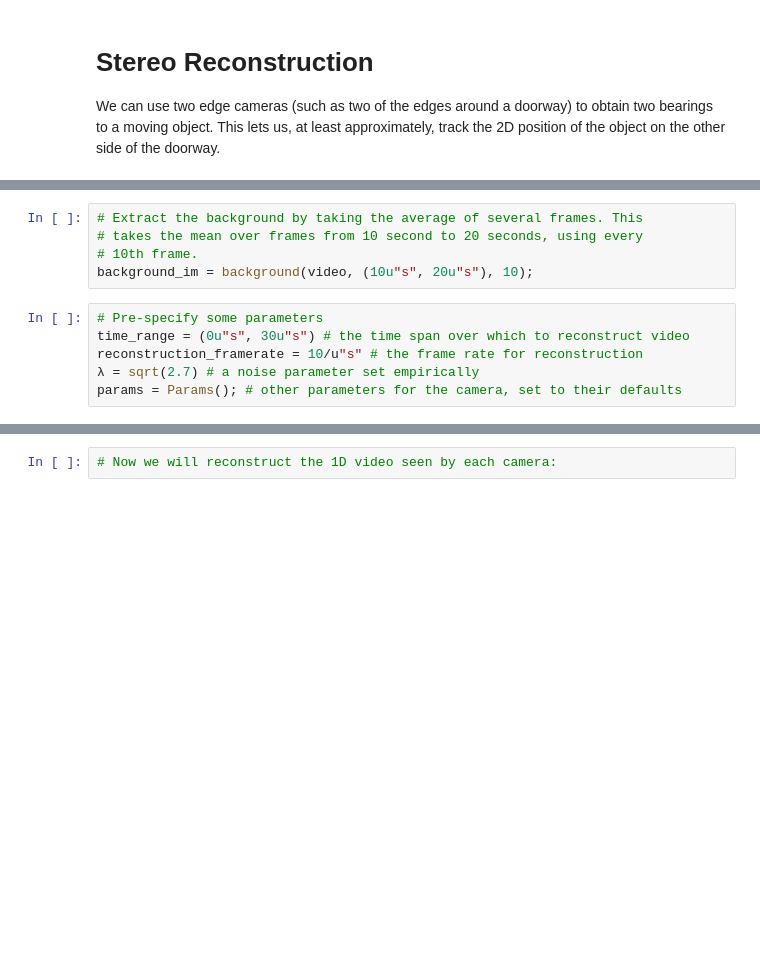
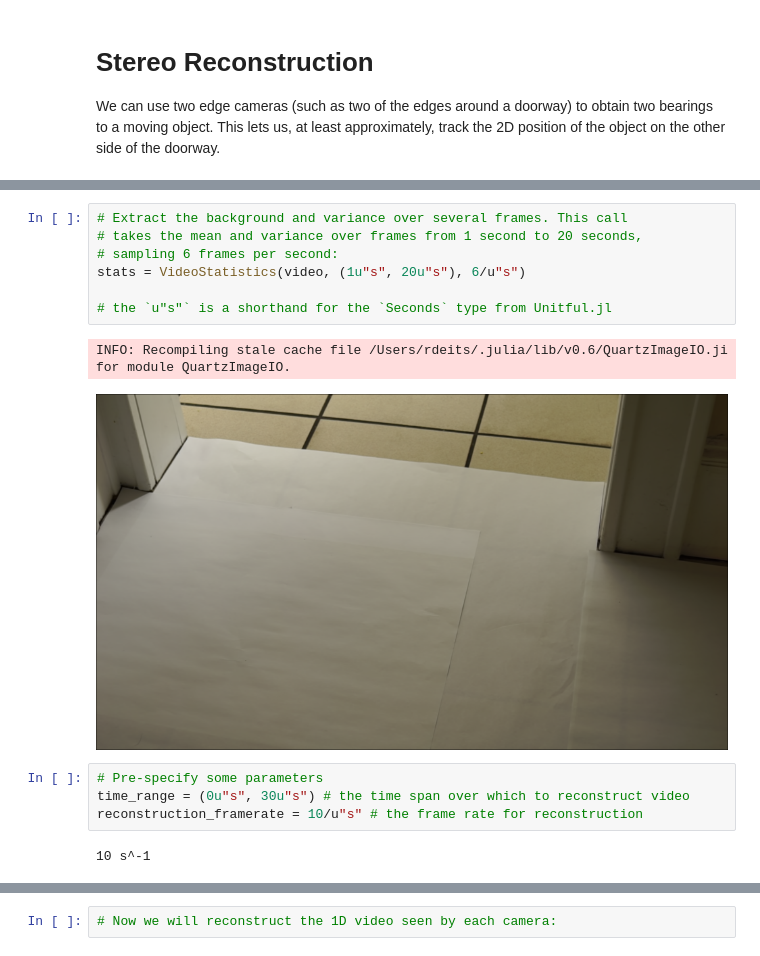
Before and after one commit to rdeits/EdgeCameras.jl, a Jupyter notebook: notebooks/red_stereo.ipynb, the cells around one changed output, grey strips where cells are left out. Cells and saved outputs as stored; diff of their text form; blank space fills up the shorter version.

```diff
--- a/notebooks/red_stereo.ipynb
+++ b/notebooks/red_stereo.ipynb
@@ -34,16 +38,21 @@ video = openvideo("example_videos/stereo/red_person_walking_circles.MP4")
 # %% [output]
 VideoReader(...)
 # %%
-# Extract the background by taking the average of several frames. This
-# takes the mean over frames from 10 second to 20 seconds, using every
-# 10th frame.
-background_im = background(video, (10u"s", 20u"s"), 10);
+# Extract the background and variance over several frames. This call
+# takes the mean and variance over frames from 1 second to 20 seconds,
+# sampling 6 frames per second:
+stats = VideoStatistics(video, (1u"s", 20u"s"), 6/u"s")
+
+# the `u"s"` is a shorthand for the `Seconds` type from Unitful.jl
+# %% [output]
+INFO: Recompiling stale cache file /Users/rdeits/.julia/lib/v0.6/QuartzImageIO.ji for module QuartzImageIO.
+[figure, added]
 # %%
 # Pre-specify some parameters
 time_range = (0u"s", 30u"s") # the time span over which to reconstruct video
 reconstruction_framerate = 10/u"s" # the frame rate for reconstruction
-λ = sqrt(2.7) # a noise parameter set empirically
-params = Params(); # other parameters for the camera, set to their defaults
+# %% [output]
+10 s^-1
 # %%
 # Specify the corners of a square region around the edge of the wall you're
 # using as a camera. These are pixel coordinates, with the first point (black)
```
Also changed, not shown: parts of 10 cells of this notebook.
